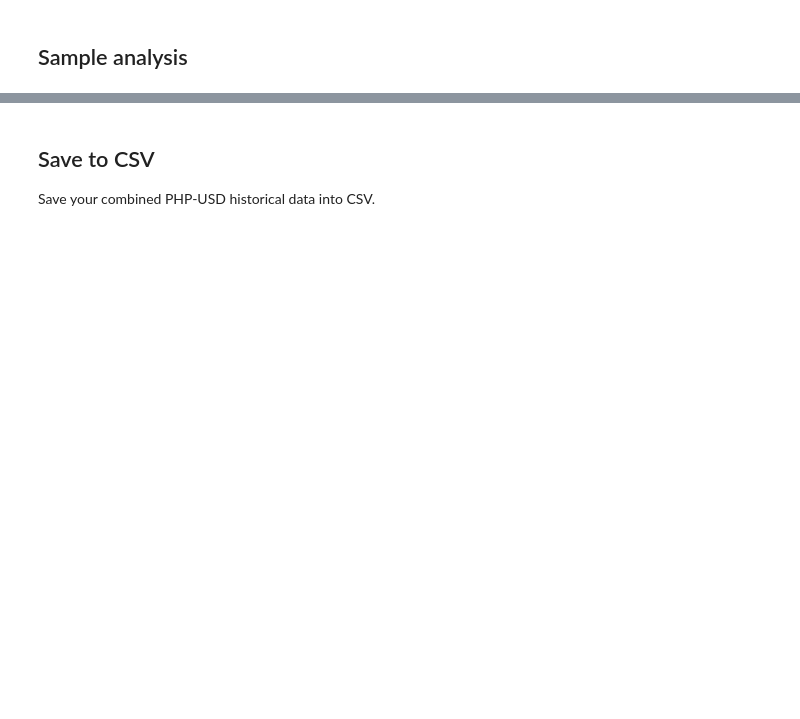
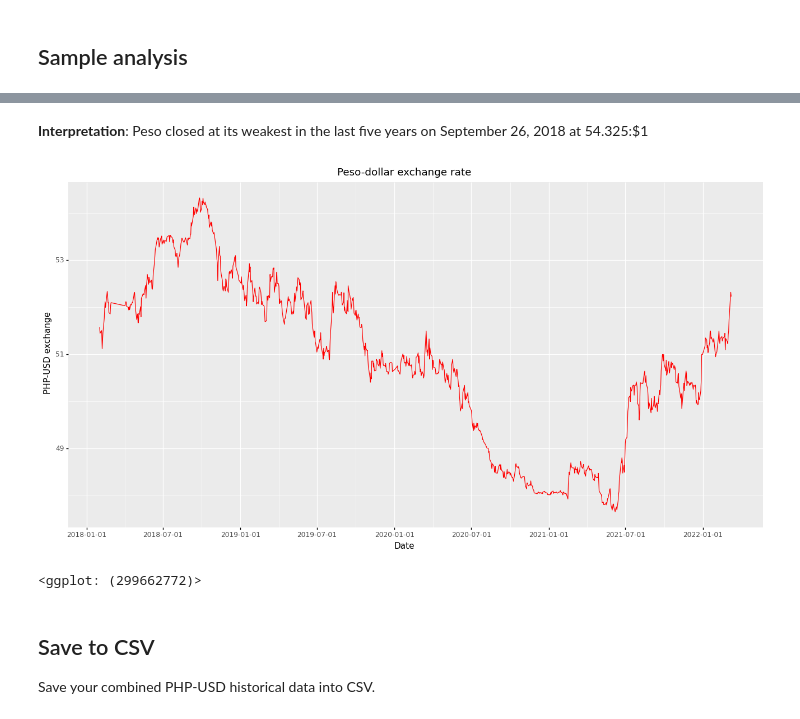
Before and after one commit to pmagtulis/usd-php-forex, a Jupyter notebook: cleaning-forex-ph.ipynb, the cells around one changed output, grey strips where cells are left out. Drawn from its saved outputs; the diff is of its cells as text; code cells hidden in the pictures; blank space fills up the shorter version.

```diff
--- a/cleaning-forex-ph.ipynb
+++ b/cleaning-forex-ph.ipynb
@@ -287,0 +296,4 @@ All columns are **objects** except the datetime. You would want to transform the
+# %%
+df_final = df_final[df_final.close != '0.0']
+df_final = df_final[df_final.close != '0']
+df_final.tail(10)
@@ -287,0 +312,3 @@ All columns are **objects** except the datetime. You would want to transform the
+# %%
+df_final.reset_index(inplace=True)
+df_final = df_final.drop('index', axis=1)
@@ -288,9 +317,5 @@ All columns are **objects** except the datetime. You would want to transform the
 # %%
 df_final['close'] = df_final['close'].astype('float')
-df_final['open'] = df_final['open'].astype('float')
-df_final['low'] = df_final['low'].astype('float')
-df_final['high'] = df_final['high'].astype('float')
-df_final['total_volume'] = df_final['total_volume'].astype('float')
 # %%
 df_final.dtypes
 # %% [output]
@@ -305,0 +347,2 @@ dtype: object
+# %%
+df_final = df_final.dropna()
@@ -310,3 +381,16 @@ dtype: object
+# %% [markdown]
+**Interpretation**: Peso closed at its weakest in the last five years on September 26, 2018 at 54.325:$1
+# %%
+(
+    ggplot(df_final, aes('date', 'close')) +
+           geom_line(color="red", stat="identity") +
+           theme(figure_size=(16,8)) +
+           #scale_y_reverse +
+           labs(x= "Date", y="PHP-USD exchange", title="Peso-dollar exchange rate")
+)
+# %% [output]
+[figure, added]
+<ggplot: (299662772)>
 # %% [markdown]
 ## Save to CSV
 
```
Also changed, not shown: parts of 22 cells of this notebook.
